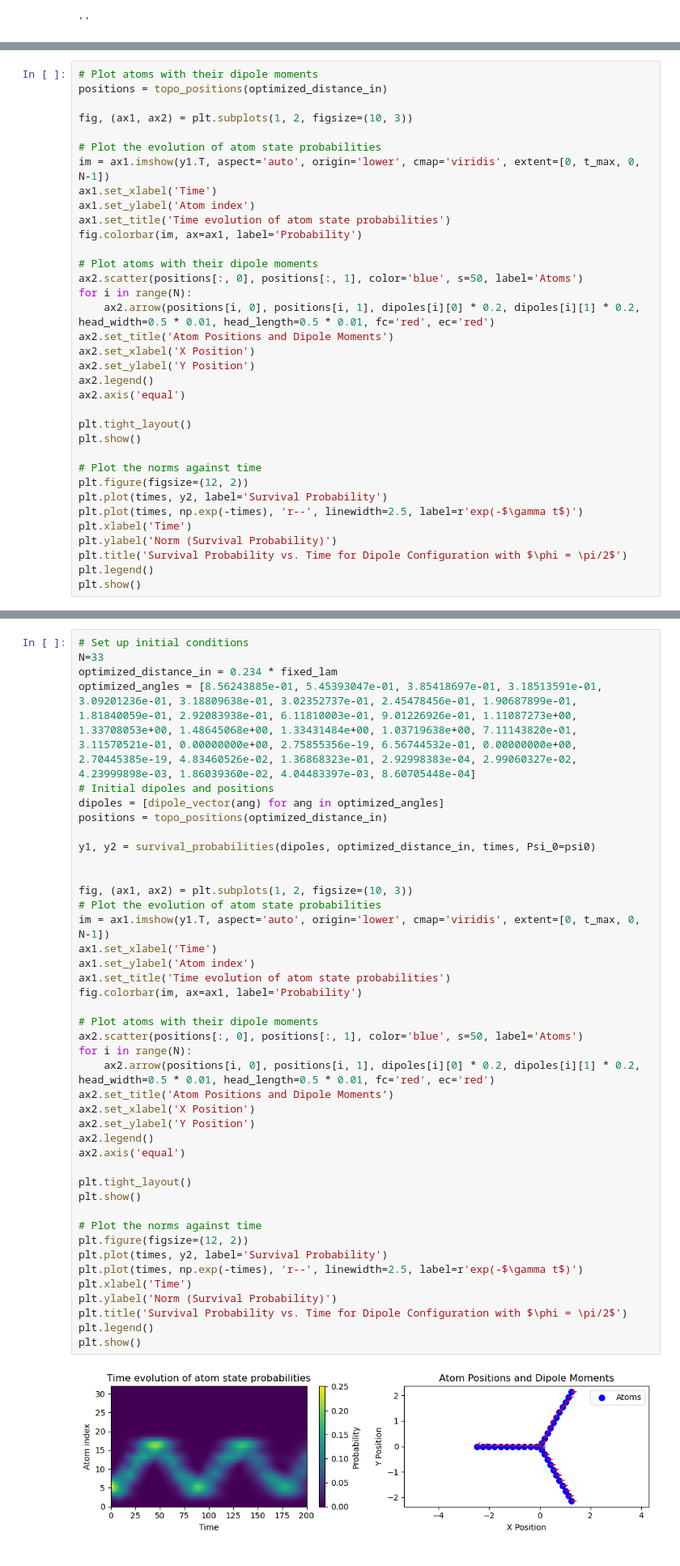
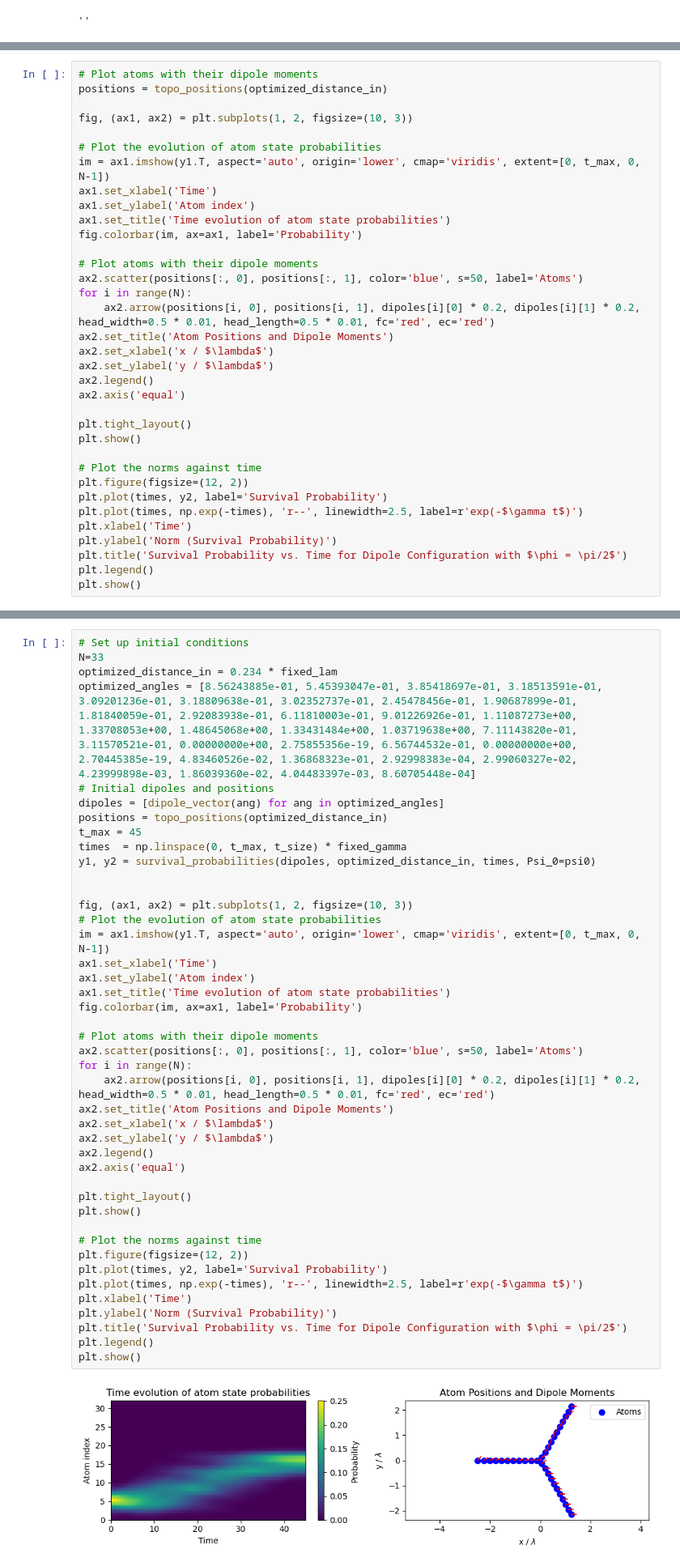
Before and after one commit to LBPhysics/GIT_Code_BA, a Jupyter notebook: Continuation/Qutip/New_Topology.ipynb, the cells around one changed output, grey strips where cells are left out. Shown: that part at 81% size. Cells and saved outputs as stored; diff of their text form.

```diff
--- a/Continuation/Qutip/New_Topology.ipynb
+++ b/Continuation/Qutip/New_Topology.ipynb
@@ -258,8 +258,8 @@ ax2.scatter(positions[:, 0], positions[:, 1], color='blue', s=50, label='Atoms')
 for i in range(N):
     ax2.arrow(positions[i, 0], positions[i, 1], dipoles[i][0] * 0.2, dipoles[i][1] * 0.2, head_width=0.5 * 0.01, head_length=0.5 * 0.01, fc='red', ec='red')
 ax2.set_title('Atom Positions and Dipole Moments')
-ax2.set_xlabel('X Position')
-ax2.set_ylabel('Y Position')
+ax2.set_xlabel('x / $\lambda$')
+ax2.set_ylabel('y / $\lambda$')
 ax2.legend()
 ax2.axis('equal')
 
@@ -351,39 +351,40 @@ optimized_angles = [8.56243885e-01, 5.45393047e-01, 3.85418697e-01, 3.18513591e-
 # Initial dipoles and positions
 dipoles = [dipole_vector(ang) for ang in optimized_angles]
 positions = topo_positions(optimized_distance_in)
-
+t_max = 45
+times  = np.linspace(0, t_max, t_size) * fixed_gamma
 y1, y2 = survival_probabilities(dipoles, optimized_distance_in, times, Psi_0=psi0)
 
 
 fig, (ax1, ax2) = plt.subplots(1, 2, figsize=(10, 3))
 # Plot the evolution of atom state probabilities
 im = ax1.imshow(y1.T, aspect='auto', origin='lower', cmap='viridis', extent=[0, t_max, 0, N-1])
 ax1.set_xlabel('Time')
 ax1.set_ylabel('Atom index')
 ax1.set_title('Time evolution of atom state probabilities')
 fig.colorbar(im, ax=ax1, label='Probability')
 
 # Plot atoms with their dipole moments
 ax2.scatter(positions[:, 0], positions[:, 1], color='blue', s=50, label='Atoms')
 for i in range(N):
     ax2.arrow(positions[i, 0], positions[i, 1], dipoles[i][0] * 0.2, dipoles[i][1] * 0.2, head_width=0.5 * 0.01, head_length=0.5 * 0.01, fc='red', ec='red')
 ax2.set_title('Atom Positions and Dipole Moments')
-ax2.set_xlabel('X Position')
-ax2.set_ylabel('Y Position')
+ax2.set_xlabel('x / $\lambda$')
+ax2.set_ylabel('y / $\lambda$')
 ax2.legend()
 ax2.axis('equal')
 
 plt.tight_layout()
 plt.show()
 
 # Plot the norms against time
 plt.figure(figsize=(12, 2))
 plt.plot(times, y2, label='Survival Probability')
 plt.plot(times, np.exp(-times), 'r--', linewidth=2.5, label=r'exp(-$\gamma t$)')
 plt.xlabel('Time')
 plt.ylabel('Norm (Survival Probability)')
 plt.title('Survival Probability vs. Time for Dipole Configuration with $\phi = \pi/2$')
 plt.legend()
 plt.show()
 # %% [output]
-[figure, old version]
+[figure, new version]
```
Also changed, not shown: parts of 7 cells of this notebook, 1 other file.
